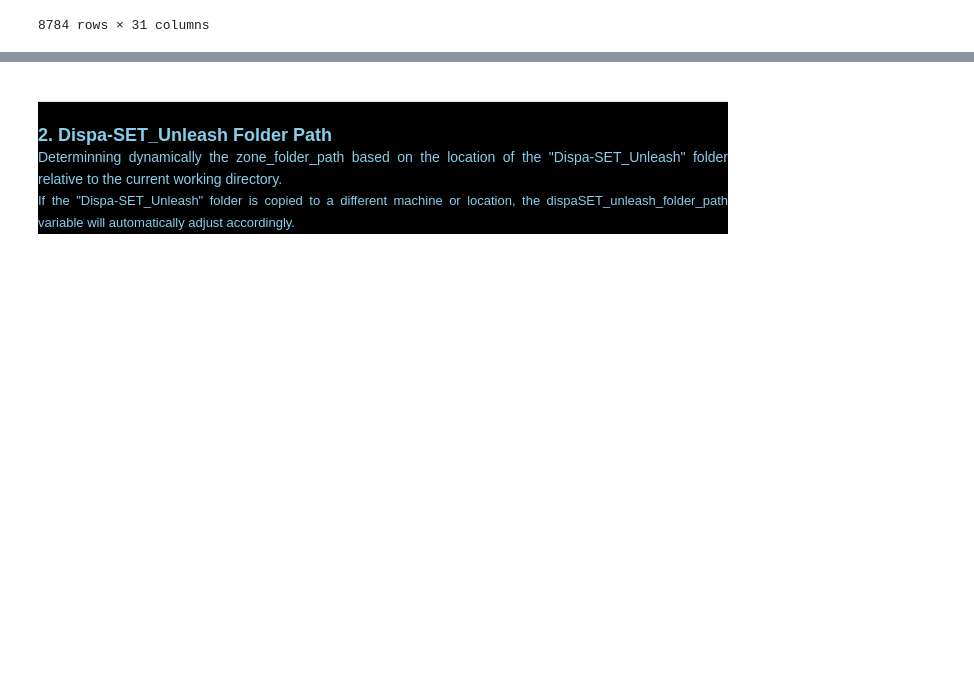
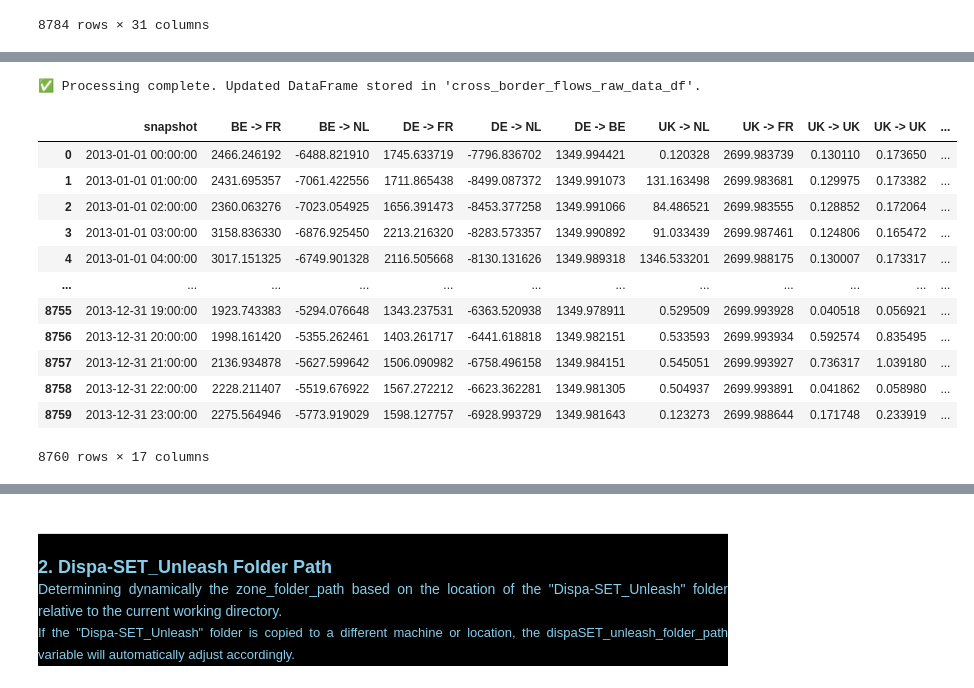
Before and after one commit to RayRojasCandia/Dispa-SET_UNLEASH, a Jupyter notebook: scripts/Unleash_PyPSA_DispaSET_Raw_Data_Processing/PyPSA_Cross_Border_Flows_Formatting.ipynb, the cells around one changed output, grey strips where cells are left out. Drawn from its saved outputs; the diff is of its cells as text; code cells hidden in the pictures; blank space fills up the shorter version.

Commit message:
Cros border flows for negawats scenario partialy formating script done

```diff
--- a/scripts/Unleash_PyPSA_DispaSET_Raw_Data_Processing/PyPSA_Cross_Border_Flows_Formatting.ipynb
+++ b/scripts/Unleash_PyPSA_DispaSET_Raw_Data_Processing/PyPSA_Cross_Border_Flows_Formatting.ipynb
@@ -603,0 +2378,62 @@ cross_border_flows_df
+# %%
+# 1. --------------------------------------------------- Create a reverse mapping for easy lookup: {Acronym: zone_name}
+acronym_to_zone = {}
+for zone in zone_names:
+    acronyms = zone_names_equivalences_dict[zone].get('Acronym', [])
+
+# 1.1. -------------------------------------------------------------------------------------- Ensure acronyms is a list
+    if isinstance(acronyms, str): acronyms = [acronyms]
+
+# 1.2. ---------------------------------------------------------------------------- Map the primary zone name to itself
+    acronym_to_zone[zone] = zone
+
+# 1.3. ------------------------------------------------------------------ Map all sub-acronyms to the primary zone name
+    for acr in acronyms:
+        acronym_to_zone[acr] = zone
+
+# 2. ---------------------------- Sort by length (descending) to ensure longer acronyms are matched before shorter ones
+all_patterns = sorted(acronym_to_zone.keys(), key=len, reverse=True)
+pattern = "|".join(map(re.escape, all_patterns))
+
+def process_header(header):
+
+# 2.1. -------------------------------------------------------- Find all matches in the order they appear in the string
+    matches = re.findall(pattern, header)
+
+    if not matches:
+
+# 2.2. -------------------------------------------------------- If no zone names or acronyms found, return header as is
+        return header
+
+# 2.3. ----------------- Map found acronyms to their primary zone names; Use a list to maintain the order of appearance
+    cleaned_zones = []
+    for m in matches:
+        zone = acronym_to_zone[m]
+        cleaned_zones.append(zone)
+
+# 2.4. ----------------------------------------------------------------------------------------------- Join with ' -> '
+    return " -> ".join(cleaned_zones)
+
+# 3. Apply the transformation to the column names
+cross_border_flows_raw_data_df.columns = [
+    process_header(col) for col in cross_border_flows_raw_data_df.columns
+]
+
+# 4. ------------------------------------------------------------------------------------------------------------ Done
+print("✅ Processing complete. Updated DataFrame stored in 'cross_border_flows_raw_data_df'.")
+cross_border_flows_raw_data_df
+# %% [output]
+✅ Processing complete. Updated DataFrame stored in 'cross_border_flows_raw_data_df'.
+|  | snapshot | BE -> FR | BE -> NL | DE -> FR | DE -> NL | DE -> BE | UK -> NL | UK -> FR | UK -> UK | UK -> UK | ... |
+| 0 | 2013-01-01 00:00:00 | 2466.246192 | -6488.821910 | 1745.633719 | -7796.836702 | 1349.994421 | 0.120328 | 2699.983739 | 0.130110 | 0.173650 | ... |
+| 1 | 2013-01-01 01:00:00 | 2431.695357 | -7061.422556 | 1711.865438 | -8499.087372 | 1349.991073 | 131.163498 | 2699.983681 | 0.129975 | 0.173382 | ... |
+| 2 | 2013-01-01 02:00:00 | 2360.063276 | -7023.054925 | 1656.391473 | -8453.377258 | 1349.991066 | 84.486521 | 2699.983555 | 0.128852 | 0.172064 | ... |
+| 3 | 2013-01-01 03:00:00 | 3158.836330 | -6876.925450 | 2213.216320 | -8283.573357 | 1349.990892 | 91.033439 | 2699.987461 | 0.124806 | 0.165472 | ... |
+| 4 | 2013-01-01 04:00:00 | 3017.151325 | -6749.901328 | 2116.505668 | -8130.131626 | 1349.989318 | 1346.533201 | 2699.988175 | 0.130007 | 0.173317 | ... |
+| ... | ... | ... | ... | ... | ... | ... | ... | ... | ... | ... | ... |
+| 8755 | 2013-12-31 19:00:00 | 1923.743383 | -5294.076648 | 1343.237531 | -6363.520938 | 1349.978911 | 0.529509 | 2699.993928 | 0.040518 | 0.056921 | ... |
+| 8756 | 2013-12-31 20:00:00 | 1998.161420 | -5355.262461 | 1403.261717 | -6441.618818 | 1349.982151 | 0.533593 | 2699.993934 | 0.592574 | 0.835495 | ... |
+| 8757 | 2013-12-31 21:00:00 | 2136.934878 | -5627.599642 | 1506.090982 | -6758.496158 | 1349.984151 | 0.545051 | 2699.993927 | 0.736317 | 1.039180 | ... |
+| 8758 | 2013-12-31 22:00:00 | 2228.211407 | -5519.676922 | 1567.272212 | -6623.362281 | 1349.981305 | 0.504937 | 2699.993891 | 0.041862 | 0.058980 | ... |
+| 8759 | 2013-12-31 23:00:00 | 2275.564946 | -5773.919029 | 1598.127757 | -6928.993729 | 1349.981643 | 0.123273 | 2699.988644 | 0.171748 | 0.233919 | ... |
+8760 rows × 17 columns
```
Also changed, not shown: parts of 20 cells of this notebook, 2 other files.
